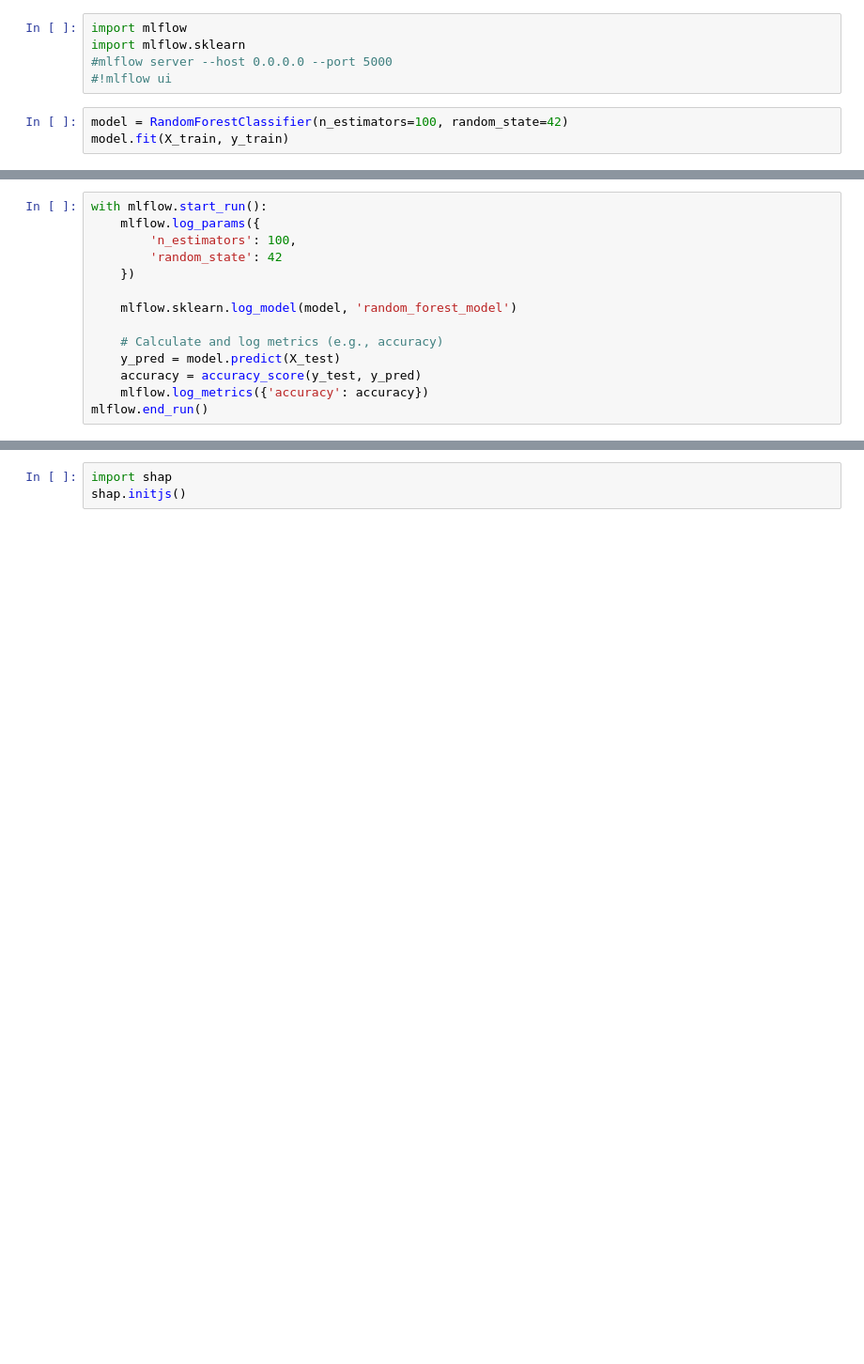
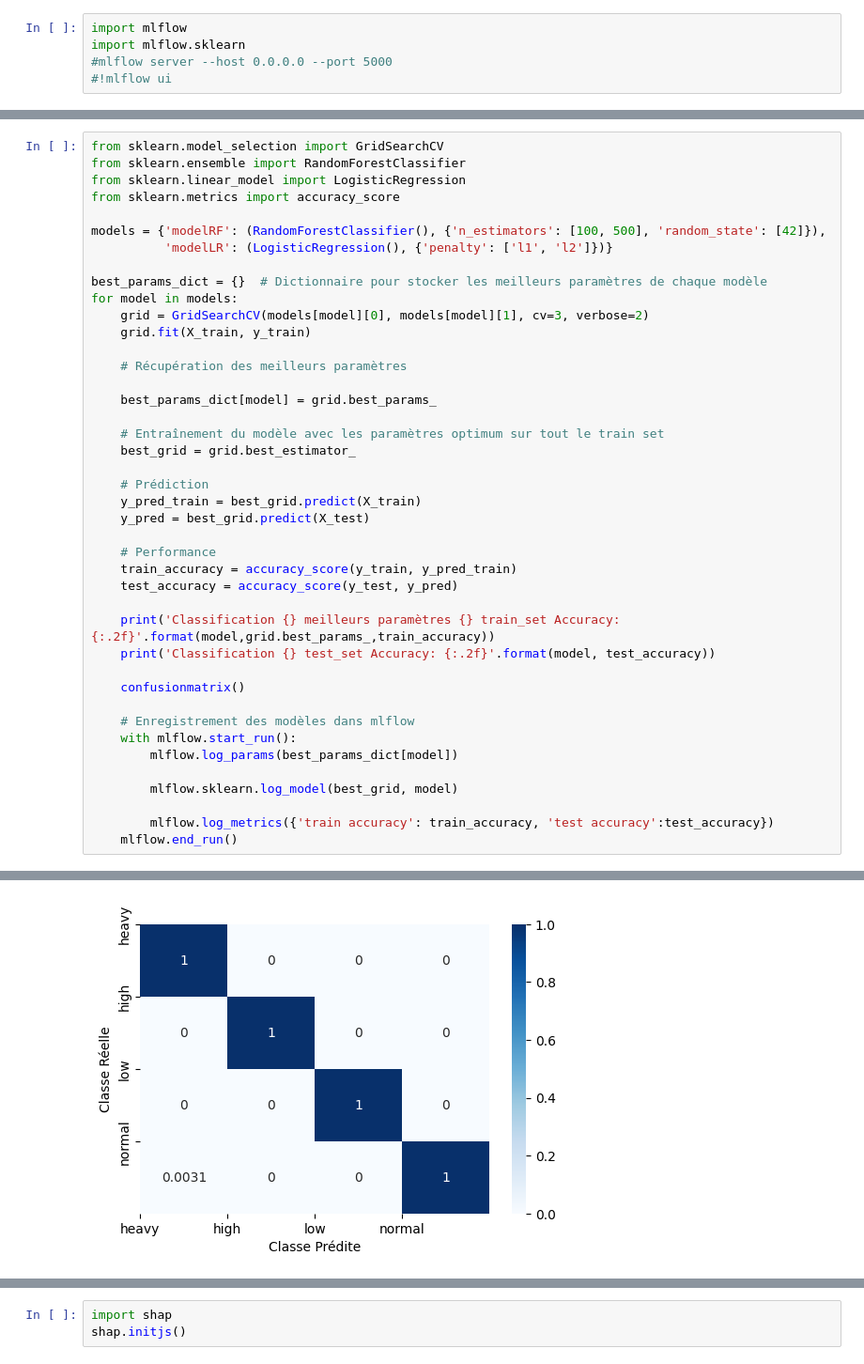
Before and after one commit to Antoine1608/KA-CL-P1-Traffic_prediction, a Jupyter notebook: Traffic_prediction.ipynb, the cells around one changed output, grey strips where cells are left out. Shown: that part at 94% size. Drawn from its saved outputs; the diff is of its cells as text; blank space fills up the shorter version.

```diff
--- a/Traffic_prediction.ipynb
+++ b/Traffic_prediction.ipynb
@@ -246,6 +246,3 @@ import mlflow
 import mlflow.sklearn
 #mlflow server --host 0.0.0.0 --port 5000
 #!mlflow ui
-# %%
-model = RandomForestClassifier(n_estimators=100, random_state=42)
-model.fit(X_train, y_train)
@@ -254,14 +248,0 @@ RandomForestClassifier(random_state=42)
-# %%
-with mlflow.start_run():
-    mlflow.log_params({
-        'n_estimators': 100,
-        'random_state': 42
-    })
-
-    mlflow.sklearn.log_model(model, 'random_forest_model')
-
-    # Calculate and log metrics (e.g., accuracy)
-    y_pred = model.predict(X_test)
-    accuracy = accuracy_score(y_test, y_pred)
-    mlflow.log_metrics({'accuracy': accuracy})
-mlflow.end_run()
@@ -292,0 +272,43 @@ plt.show()
+# %%
+from sklearn.model_selection import GridSearchCV
+from sklearn.ensemble import RandomForestClassifier
+from sklearn.linear_model import LogisticRegression
+from sklearn.metrics import accuracy_score
+
+models = {'modelRF': (RandomForestClassifier(), {'n_estimators': [100, 500], 'random_state': [42]}),
+          'modelLR': (LogisticRegression(), {'penalty': ['l1', 'l2']})}
+
+best_params_dict = {}  # Dictionnaire pour stocker les meilleurs paramètres de chaque modèle
+for model in models:
+    grid = GridSearchCV(models[model][0], models[model][1], cv=3, verbose=2)
+    grid.fit(X_train, y_train)
+
+    # Récupération des meilleurs paramètres
+
+    best_params_dict[model] = grid.best_params_
+
+    # Entraînement du modèle avec les paramètres optimum sur tout le train set
+    best_grid = grid.best_estimator_
+
+    # Prédiction
+    y_pred_train = best_grid.predict(X_train)
+    y_pred = best_grid.predict(X_test)
+
+    # Performance
+    train_accuracy = accuracy_score(y_train, y_pred_train)
+    test_accuracy = accuracy_score(y_test, y_pred)
+
+    print('Classification {} meilleurs paramètres {} train_set Accuracy: {:.2f}'.format(model,grid.best_params_,train_accuracy))
+    print('Classification {} test_set Accuracy: {:.2f}'.format(model, test_accuracy))
+
+    confusionmatrix()
+
+    # Enregistrement des modèles dans mlflow
+    with mlflow.start_run():
+        mlflow.log_params(best_params_dict[model])
+
+        mlflow.sklearn.log_model(best_grid, model)
+
+        mlflow.log_metrics({'train accuracy': train_accuracy, 'test accuracy':test_accuracy})
+    mlflow.end_run()
+# %% [output]
@@ -292,0 +324 @@ plt.show()
+[figure, added]
```
Also changed, not shown: parts of 9 cells of this notebook, 1 other file.
